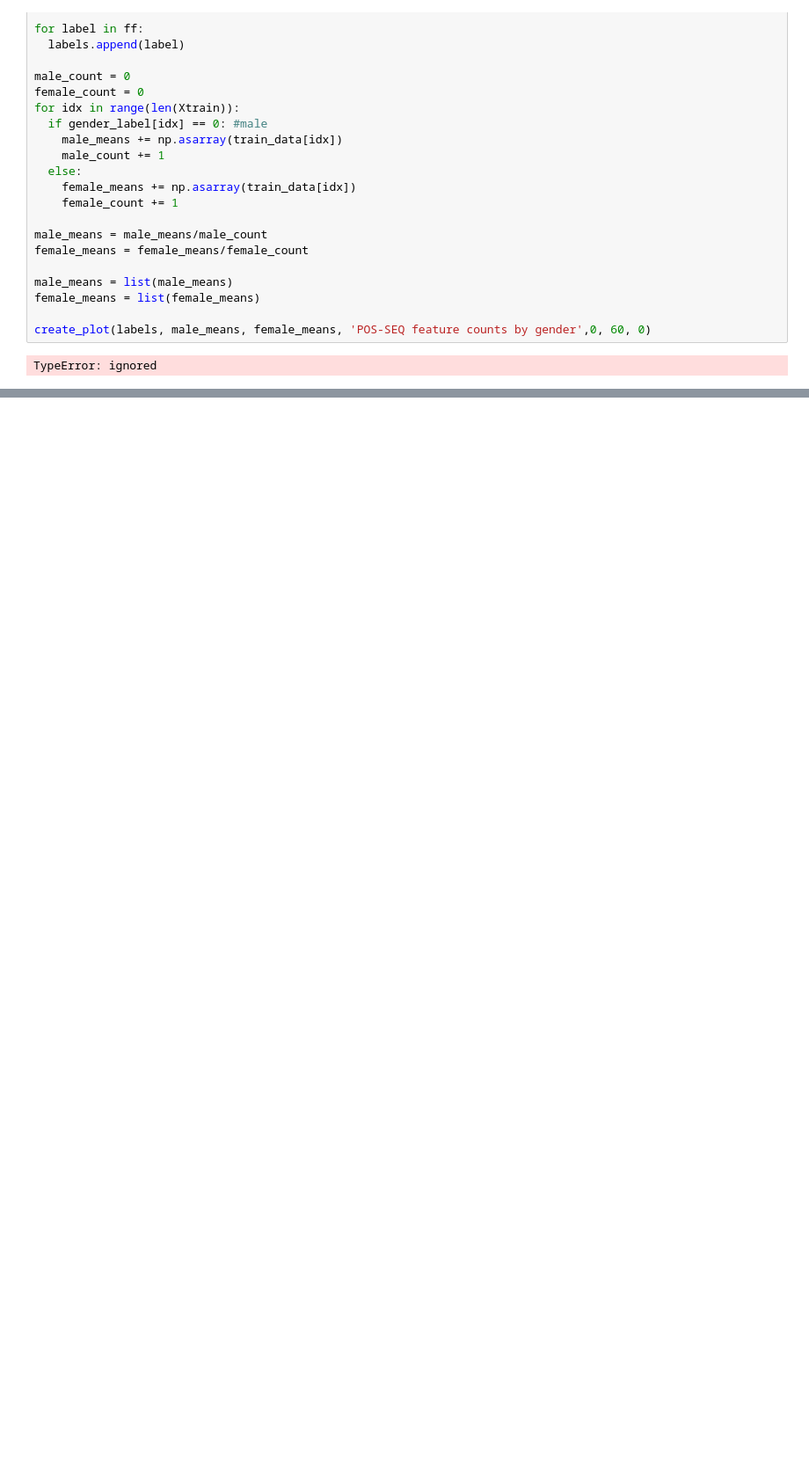
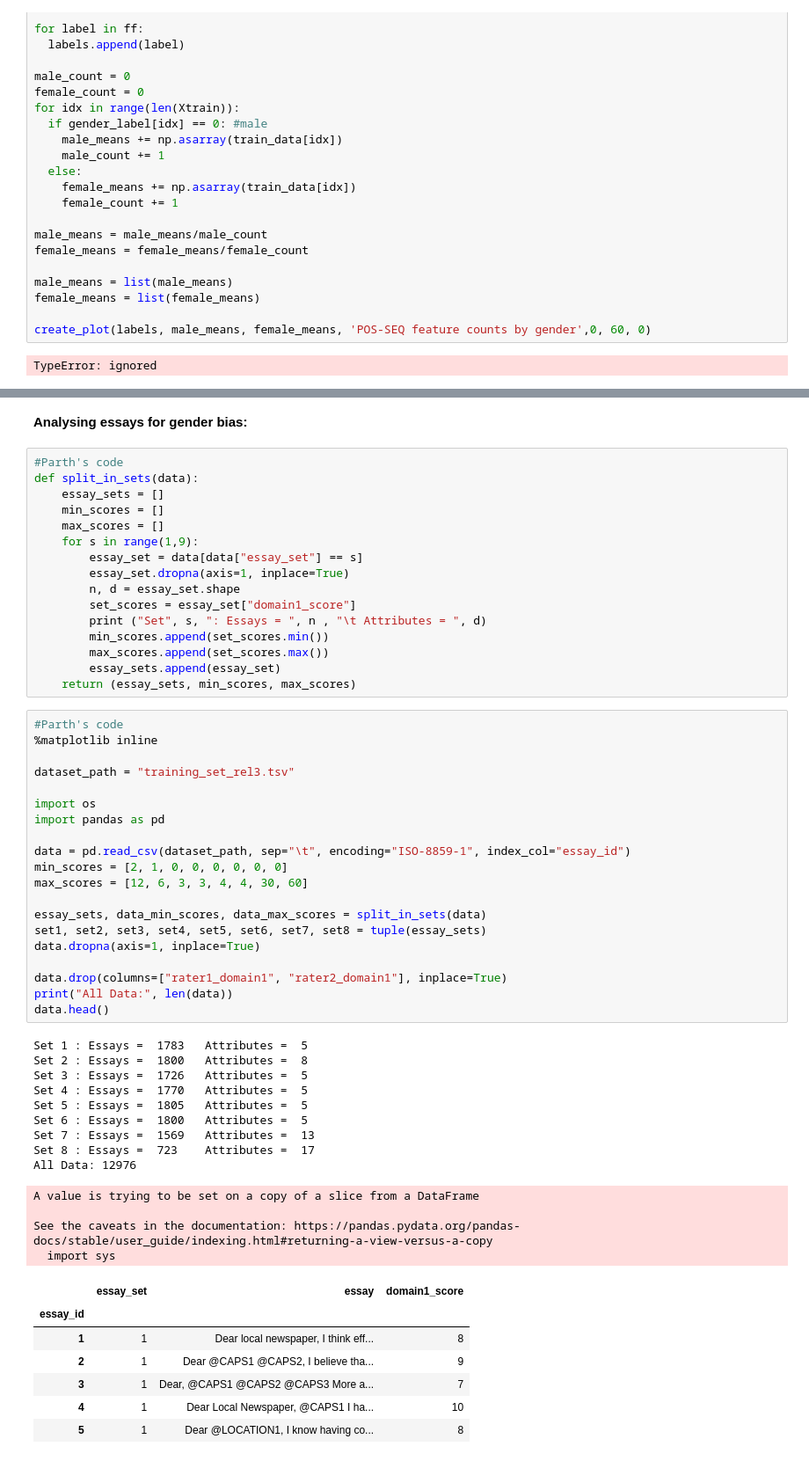
Before and after one commit to kadanes/NLP-Project-AES, a Jupyter notebook: author_profiling.ipynb, the cells around one changed output, grey strips where cells are left out. Shown: that part at 88% size. Cells and saved outputs as stored; diff of their text form; blank space fills up the shorter version.

```diff
--- a/author_profiling.ipynb
+++ b/author_profiling.ipynb
@@ -655,0 +987,59 @@ print(train_data.shape, test_data.shape, Ytrain.shape, Ytest.shape)
+# %% [markdown]
+**Analysing essays for gender bias:**
+# %%
+#Parth's code
+def split_in_sets(data):
+    essay_sets = []
+    min_scores = []
+    max_scores = []
+    for s in range(1,9):
+        essay_set = data[data["essay_set"] == s]
+        essay_set.dropna(axis=1, inplace=True)
+        n, d = essay_set.shape
+        set_scores = essay_set["domain1_score"]
+        print ("Set", s, ": Essays = ", n , "\t Attributes = ", d)
+        min_scores.append(set_scores.min())
+        max_scores.append(set_scores.max())
+        essay_sets.append(essay_set)
+    return (essay_sets, min_scores, max_scores)
+# %%
+#Parth's code
+%matplotlib inline
+
+dataset_path = "training_set_rel3.tsv"
+
+import os
+import pandas as pd
+
+data = pd.read_csv(dataset_path, sep="\t", encoding="ISO-8859-1", index_col="essay_id")
+min_scores = [2, 1, 0, 0, 0, 0, 0, 0]
+max_scores = [12, 6, 3, 3, 4, 4, 30, 60]
+
+essay_sets, data_min_scores, data_max_scores = split_in_sets(data)
+set1, set2, set3, set4, set5, set6, set7, set8 = tuple(essay_sets)
+data.dropna(axis=1, inplace=True)
+
+data.drop(columns=["rater1_domain1", "rater2_domain1"], inplace=True)
+print("All Data:", len(data))
+data.head()
+# %% [output]
+Set 1 : Essays =  1783   Attributes =  5
+Set 2 : Essays =  1800   Attributes =  8
+Set 3 : Essays =  1726   Attributes =  5
+Set 4 : Essays =  1770   Attributes =  5
+Set 5 : Essays =  1805   Attributes =  5
+Set 6 : Essays =  1800   Attributes =  5
+Set 7 : Essays =  1569   Attributes =  13
+Set 8 : Essays =  723    Attributes =  17
+All Data: 12976
+A value is trying to be set on a copy of a slice from a DataFrame
+
+See the caveats in the documentation: https://pandas.pydata.org/pandas-docs/stable/user_guide/indexing.html#returning-a-view-versus-a-copy
+  import sys
+|  | essay_set | essay | domain1_score |
+| essay_id |  |  |  |
+| 1 | 1 | Dear local newspaper, I think eff... | 8 |
+| 2 | 1 | Dear @CAPS1 @CAPS2, I believe tha... | 9 |
+| 3 | 1 | Dear, @CAPS1 @CAPS2 @CAPS3 More a... | 7 |
+| 4 | 1 | Dear Local Newspaper, @CAPS1 I ha... | 10 |
+| 5 | 1 | Dear @LOCATION1, I know having co... | 8 |
```
Also changed, not shown: parts of 57 cells of this notebook.
